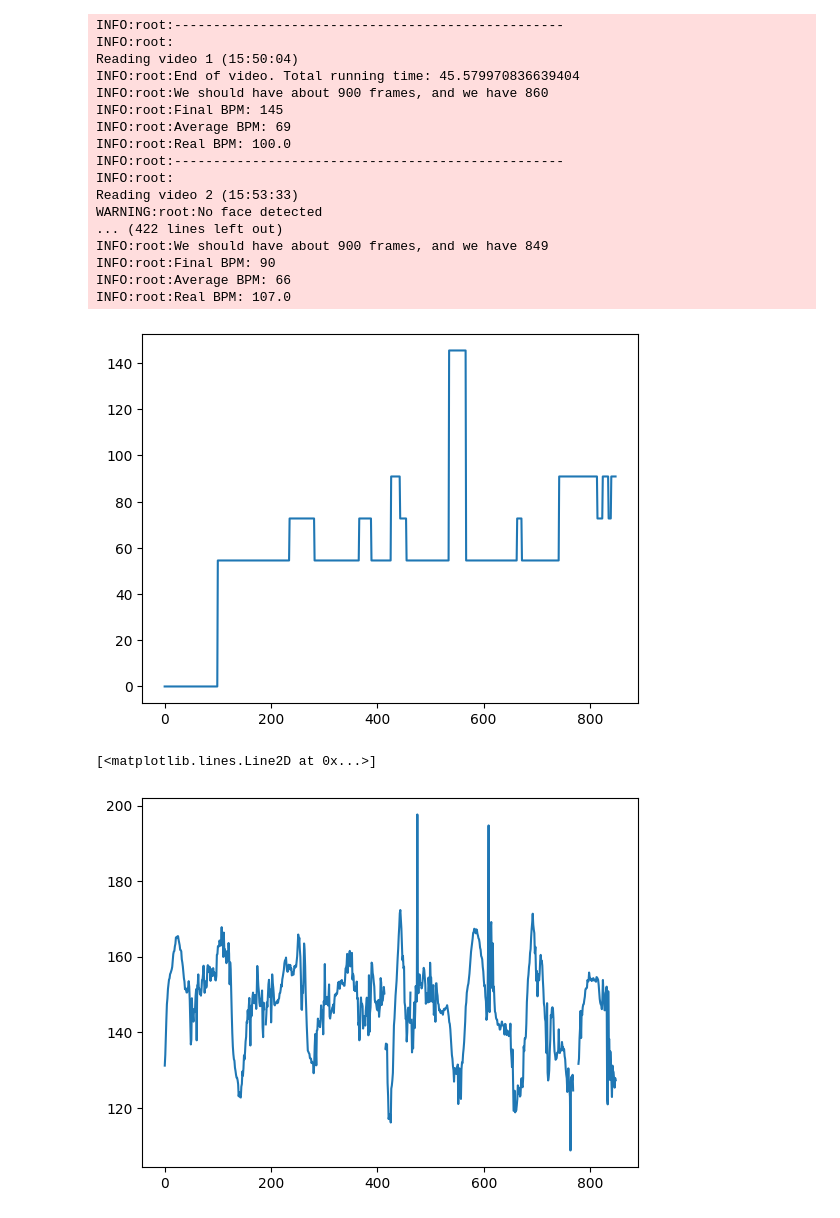
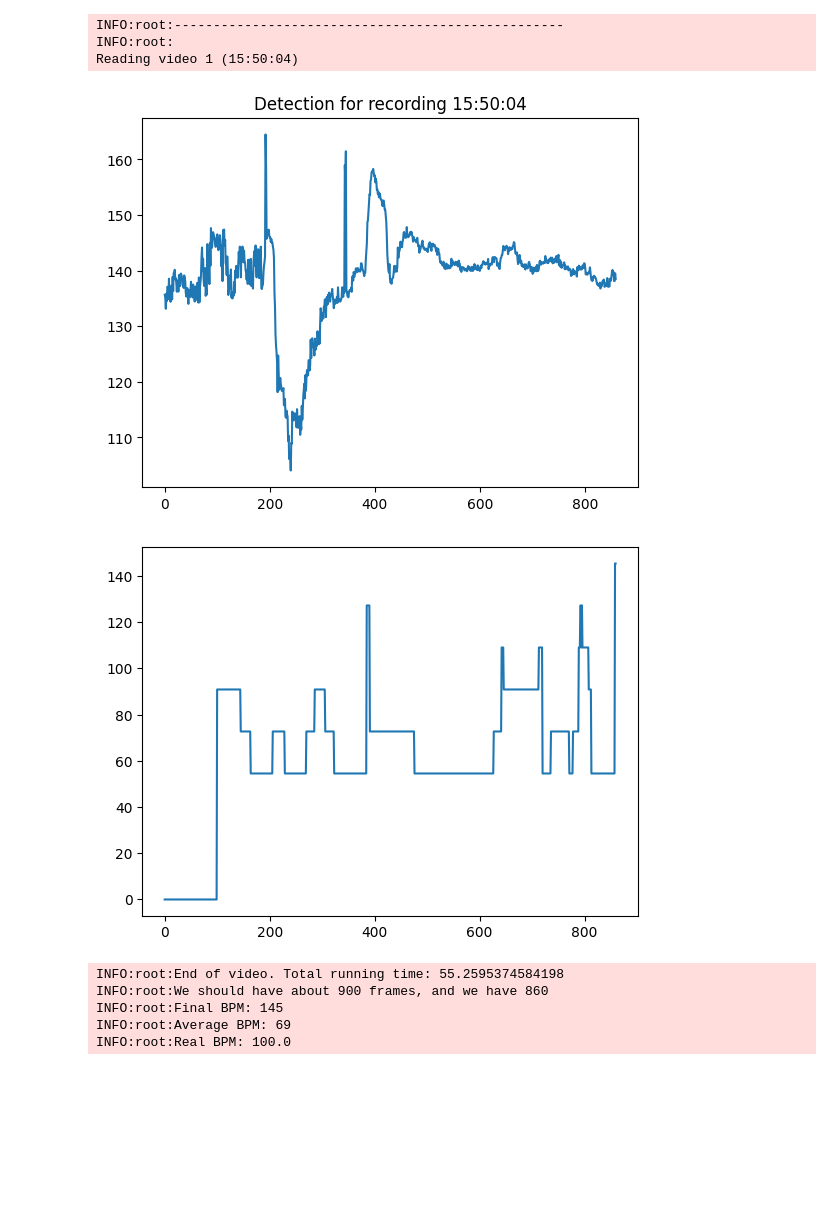
Before and after one commit to LeonardoSanBenitez/heart-rate-from-camera, a Jupyter notebook: 01 - Predict HR from video (optional analyze wave).ipynb, the cells around one changed output. Saved outputs shown, nothing was run; the diff lists cells and outputs as text; code cells hidden in the pictures; blank space fills up the shorter version.

```diff
--- a/01 - Predict HR from video (optional analyze wave).ipynb
+++ b/01 - Predict HR from video (optional analyze wave).ipynb
@@ -27,6 +25,7 @@ for index, row in data.iterrows():
     logging.info('-'*50)
     logging.info(f"\nReading video {index} ({row['Recording']})")
     cap = cv2.VideoCapture(f"assets/video/{row['Recording']}.mp4")
+    #cap = cv2.VideoCapture(f"assets/video/15:53:33.mp4")
 
 
     fu = Face_utilities()
@@ -121,52 +120,58 @@ for index, row in data.iterrows():
             filtered_data = sp.butter_bandpass_filter(interpolated_data, (bpm-20)/60, (bpm+20)/60, fps, order = 3)
 
         bpm_all.append(bpm)
 
         # display
         cv2.imshow("frame",frame)
         cv2.imshow("face",aligned_face)
         i = i+1
         logging.debug("time of the loop number "+ str(i) +" : " + str(time.time()-t0))
 
         # waitKey to show the frame and break loop whenever 'q' is pressed
         if cv2.waitKey(1) & 0xFF == ord('q'):
             break
 
     cap.release()
     cv2.destroyAllWindows()
 
+    ###########################################################
+    plt.plot(data_buffer_all)
+    plt.title(f"Detection for recording {row['Recording']}")
+    plt.show()
+
+    plt.plot(bpm_all)
+    plt.show()
+
     assert len(data_buffer) == 100
     assert len(bpm_all) == len(data_buffer_all)
     logging.info("End of video. Total running time: " + str(time.time() - t))
     logging.info(f"We should have about {int(video_fps*30)} frames, and we have {len(bpm_all)}")
     logging.info(f"Final BPM: {int(bpm_all[-1])}")
     logging.info(f"Average BPM: {int(np.mean(bpm_all[BUFFER_SIZE:]))}")
     logging.info(f"Real BPM: {row['HR']}")
 
     data.loc[index, 'HR_predicted'] = int(np.mean(bpm_all[BUFFER_SIZE:]))
+
+    pd.DataFrame(
+        data_buffer_all,
+        index=pd.Series(np.arange(0, (1/fps)*len(data_buffer_all), 1/fps), name='time'),
+        columns=['signal'],
+    ).to_csv(f"assets/ecg_from_video/{row['Recording']}.csv")
+
+
+    break
+    if index > 2:
+        break
+
+#data.to_csv("assets/data_predicted.csv", quoting=csv.QUOTE_ALL)
 # %% [output]
 INFO:root:--------------------------------------------------
 INFO:root:
 Reading video 1 (15:50:04)
-INFO:root:End of video. Total running time: 45.579970836639404
-INFO:root:We should have about 900 frames, and we have 860
-INFO:root:Final BPM: 145
-INFO:root:Average BPM: 69
-INFO:root:Real BPM: 100.0
-INFO:root:--------------------------------------------------
-INFO:root:
-Reading video 2 (15:53:33)
-WARNING:root:No face detected
-... (422 lines left out)
-INFO:root:We should have about 900 frames, and we have 849
-INFO:root:Final BPM: 90
-INFO:root:Average BPM: 66
-INFO:root:Real BPM: 107.0
+[figure, added]
+[figure, added]
+INFO:root:End of video. Total running time: 55.2595374584198
+INFO:root:We should have about 900 frames, and we have 860
+INFO:root:Final BPM: 145
+INFO:root:Average BPM: 69
+INFO:root:Real BPM: 100.0
-# %%
-plt.plot(bpm_all)
-plt.show()
-plt.plot(data_buffer_all)
-# %% [output]
-[figure, removed]
-[<matplotlib.lines.Line2D at 0x...>]
-[figure, removed]
```
Also changed, not shown: parts of 1 cell of this notebook, 8 other files.
